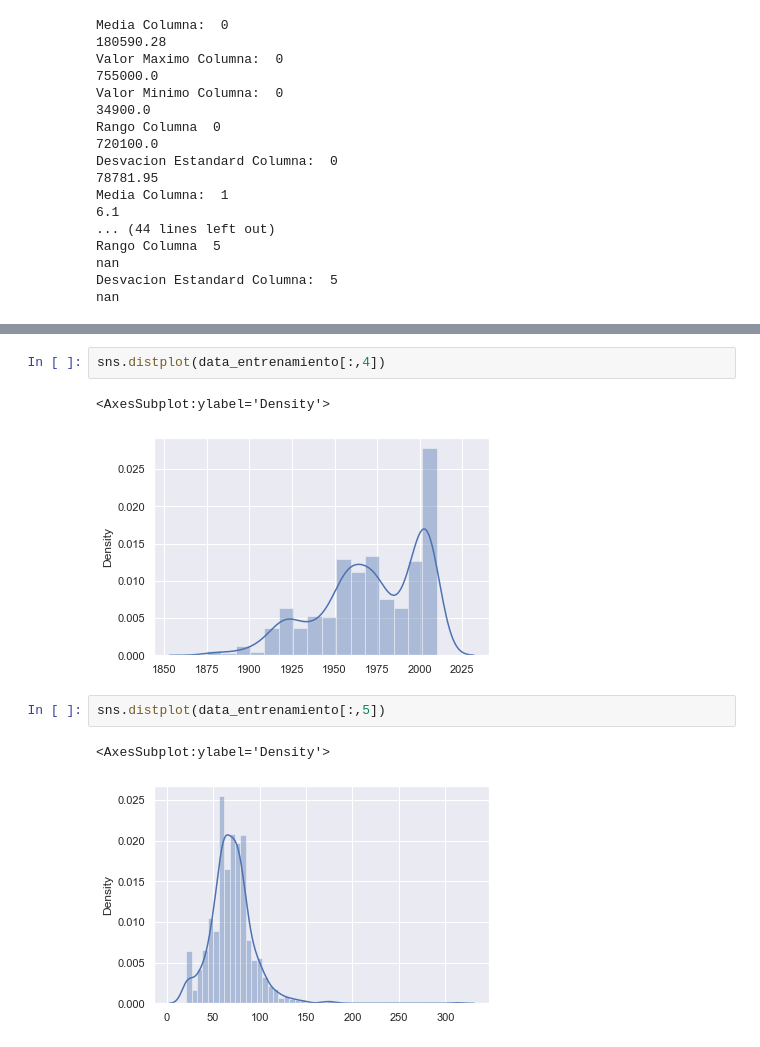
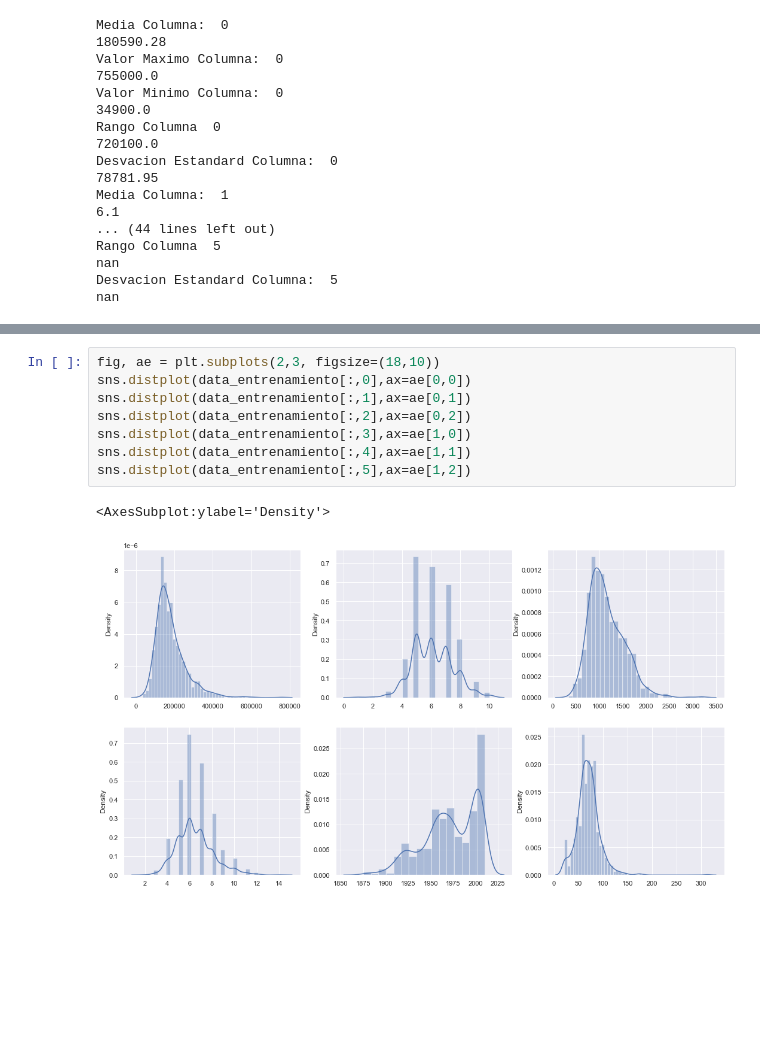
Before and after one commit to EmilioGGG/galileo, a Jupyter notebook: Proyecto_Final_CDP.ipynb, the cells around one changed output, grey strips where cells are left out. Saved outputs shown, nothing was run; the diff lists cells and outputs as text; blank space fills up the shorter version.

```diff
--- a/Proyecto_Final_CDP.ipynb
+++ b/Proyecto_Final_CDP.ipynb
@@ -115,10 +88,11 @@ sns.displot(data_entrenamiento[:,3])
-# %%
-sns.distplot(data_entrenamiento[:,4])
-# %% [output]
-<AxesSubplot:ylabel='Density'>
-[figure, removed]
-# %%
-sns.distplot(data_entrenamiento[:,5])
-# %% [output]
-<AxesSubplot:ylabel='Density'>
-[figure, removed]
+# %%
+fig, ae = plt.subplots(2,3, figsize=(18,10))
+sns.distplot(data_entrenamiento[:,0],ax=ae[0,0])
+sns.distplot(data_entrenamiento[:,1],ax=ae[0,1])
+sns.distplot(data_entrenamiento[:,2],ax=ae[0,2])
+sns.distplot(data_entrenamiento[:,3],ax=ae[1,0])
+sns.distplot(data_entrenamiento[:,4],ax=ae[1,1])
+sns.distplot(data_entrenamiento[:,5],ax=ae[1,2])
+# %% [output]
+<AxesSubplot:ylabel='Density'>
+[figure, added]
```
Also changed, not shown: parts of 7 cells of this notebook.
